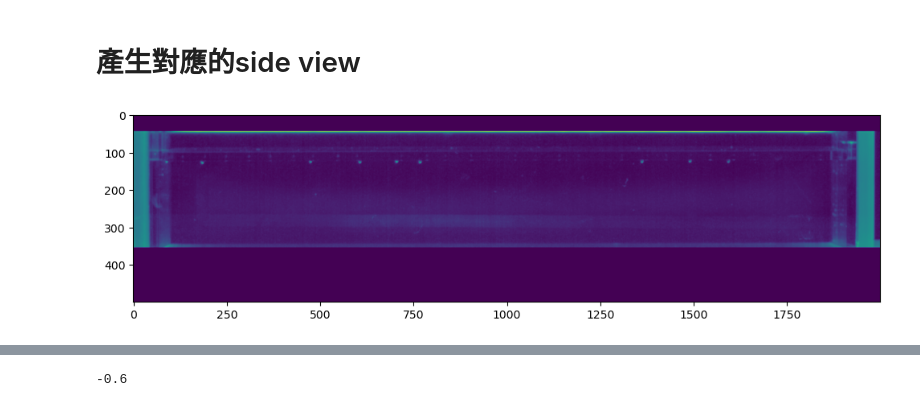
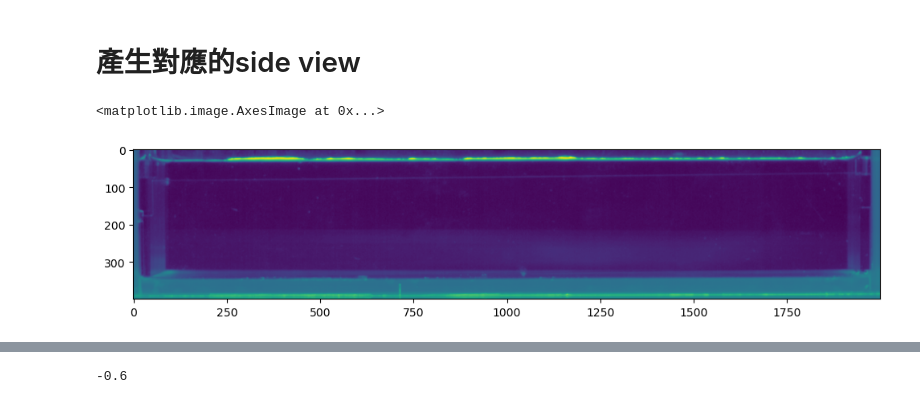
Before and after one commit to isis0517/ZippedFish, a Jupyter notebook: SIDEVIEW-Ver1.ipynb, the cells around one changed output, grey strips where cells are left out. Drawn from its saved outputs; the diff is of its cells as text; code cells hidden in the pictures.

```diff
--- a/SIDEVIEW-Ver1.ipynb
+++ b/SIDEVIEW-Ver1.ipynb
@@ -722,0 +663,8 @@ Text(0.5, 0, 'angle')
+# %%
+s = 0
+sel_nums = []
+for group in groups:
+    s += len(group)
+    if not len(group) < np.power(data_len, 0.4):
+        sel_nums.extend(group)
+print(len(sel_nums),  np.power(data_len, 0.4))
@@ -722,0 +673,9 @@ Text(0.5, 0, 'angle')
+# %%
+%%time
+from sklearn.cluster import KMeans
+
+merge_arr = np.concatenate((np.expand_dims(h_ans, axis=1), pca_sks), axis=1)
+kmeans = KMeans(n_clusters=n_clusters, algorithm="elkan", init="k-means++", tol=1e-11, n_init=20)
+kmeans.fit(merge_arr[sel_nums])
+labels = kmeans.predict(merge_arr)
+centers = kmeans.cluster_centers_
@@ -722,0 +685,23 @@ Text(0.5, 0, 'angle')
+# %%
+nums, bins = np.histogram(labels, bins=np.arange(n_clusters+1)-0.5)
+ords = np.argsort(nums)
+
+for s, pcas in enumerate(centers[ords]):
+    sks = np.dot(pcas[1:], pca.components_)
+    sk=[np.array([0,-1])]
+    for an in sks:
+        M = get_rot_M(an).T
+        sk.append(sk[-1]+np.dot(M,u))
+    sk = np.array(sk)
+    plt.plot(sk[:,0]+s*5,sk[:,1])
+    n+=1
+
+plt.axis('off')
+plt.xlim([-2, n_clusters*5])
+plt.show()
+plt.bar(bins[:-1], nums[ords])
+#plt.axis('off')
+plt.show()
+
+plt.scatter(*centers[ords][:,0:2].T, marker="o", s=nums/6)
+plt.xlabel("angle")
@@ -725,20 +715,16 @@ Text(0.5, 0, 'angle')
 # %%
 tnum = np.random.randint(data_len,size = int(data_len*0.1))
 a = np.load(os.path.join(imgspath, flist[11]))
 side_back = np.zeros(a.shape)
 for s in tnum:
     a = np.load(os.path.join(imgspath, flist[s]))
     a = cv2.cvtColor(a, cv2.COLOR_BAYER_BG2GRAY)
     a = cv2.blur(a, ksize=(3, 3))
     side_back += a
 side_back = side_back/len(tnum)
 side_back = side_back.astype('uint8')
 plt.figure(figsize=(12,8), dpi= 100)
 plt.imshow(side_back)
-
-aq_mask = np.full(a.shape, False)
-aq_mask[45:355, ...] = True
-plt.imshow(side_back*aq_mask)
-aq_mask = np.where(aq_mask, 255, 0).astype('uint8')
 # %% [output]
+<matplotlib.image.AxesImage at 0x...>
-[figure, old version]
+[figure, new version]
```
Also changed, not shown: parts of 58 cells of this notebook, 10 other files.
